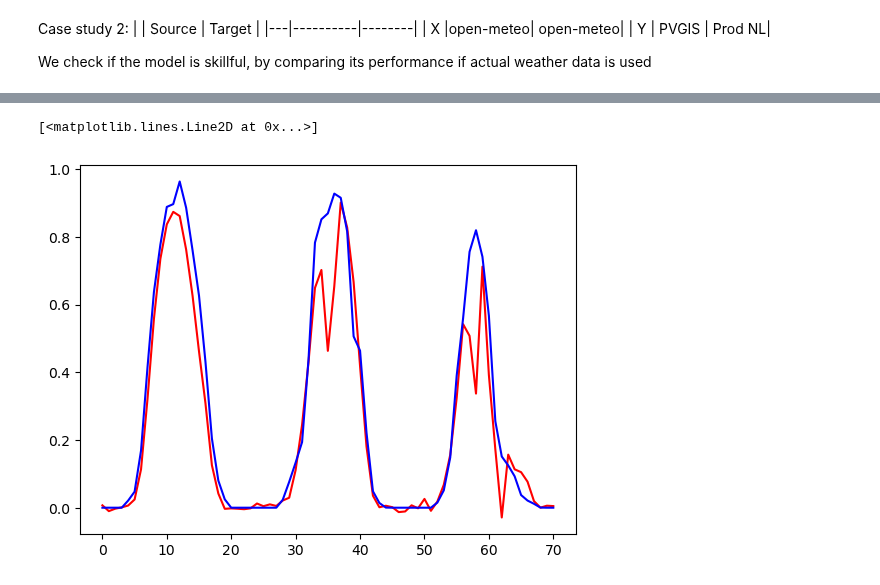
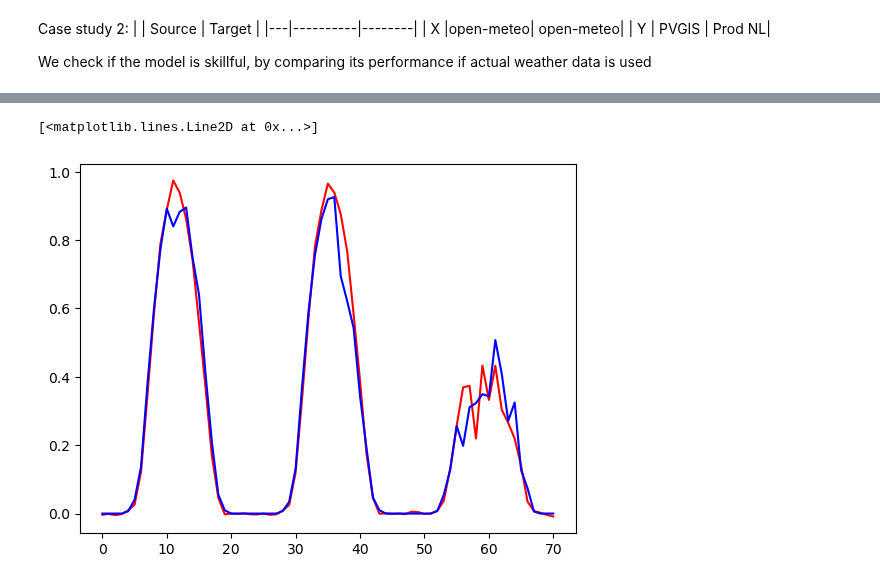
Before and after one commit to RobbeVDE/SolNet-2, a Jupyter notebook: main.ipynb, the cells around one changed output, grey strips where cells are left out. Drawn from its saved outputs; the diff is of its cells as text; code cells hidden in the pictures.

```diff
--- a/main.ipynb
+++ b/main.ipynb
@@ -33,9 +33,9 @@ meteo2CEDA = {'temperature_2m' :'temperature_1_5m',
               "relative_humidity_2m":"relative_humidity_1_5m",
               "pressure_msl": "pressure_MSL",
               "cloud_cover":"total_cloud_amount",
-              "shortwave_radiation_instant": "downward_surface_SW_flux",
-              "diffuse_radiation_instant":"diffuse_surface_SW_flux",
-              "direct_normal_irradiance_instant":"direct_surface_SW_flux",
+              "shortwave_radiation": "downward_surface_SW_flux",
+              "diffuse_radiation":"diffuse_surface_SW_flux",
+              "direct_normal_irradiance":"direct_surface_SW_flux",
               "wind_speed_10m": "wind_speed_10m",
               "wind_direction_10m": "wind_direction_10m"
               }
@@ -269,7 +242,7 @@ source_pvgis = data_slicer(pvgis, source_range)
 source_openmeteo = data_slicer(openmeteo, source_range)
 source_power = data_slicer(power, month_range)
 
-data = pd.merge(source_power, source_openmeteo, left_index=True, right_index=True)
+data = pd.merge(source_pvgis, source_openmeteo, left_index=True, right_index=True)
 
 data = [data] # Put it in a list to work with featurisation object
 
@@ -278,7 +251,7 @@ data = Featurisation(data)
 data.data = data.cyclic_features()
 data.data = data.add_shift('P')
 data.data = data.cyclic_angle('wind_direction_10m')
-
+data.data = data.PoA(latitude, longitude, tilt, azimuth)
 
 source_dataset = data.data[0]
 if month_data:
@@ -312,3 +285,9 @@ data.data = data.cyclic_features()
 data.data = data.add_shift('P')
 data.data = data.cyclic_angle('wind_direction_10m')
 eval_dataset = data.data[0]
+
+plt.figure()
+plt.plot(source_dataset['P']["2019-08-01":"2019-08-05"], label='PV power')
+plt.plot(source_dataset['PoA']["2019-08-01":"2019-08-05"], label='PoA')
+plt.plot(source_dataset['direct_surface_SW_flux']["2019-08-01":"2019-08-05"], label = 'GHI')
+plt.legend()
@@ -323,5 +305,7 @@ eval_dataset = data.data[0]
 # %%
 tuning_method = 'whole'
 features = list(source_dataset.columns)
+features.remove('pressure_MSL')
+features.remove('wind_direction_10m')
 print(features)
 # %% [output]
@@ -350,9 +334,9 @@ Metrics               0.012           0.063
 # %%
 plt.figure()
 
-day = 2
+day = 27
 plt.plot(y_forecast[(24*day):(24*day)+71], color='red')
 plt.plot(y_truth[(24*day):(24*day)+71], color='blue')
 # %% [output]
 [<matplotlib.lines.Line2D at 0x...>]
-[figure, old version]
+[figure, new version]
```
Also changed, not shown: parts of 13 cells of this notebook, 6 other files.
